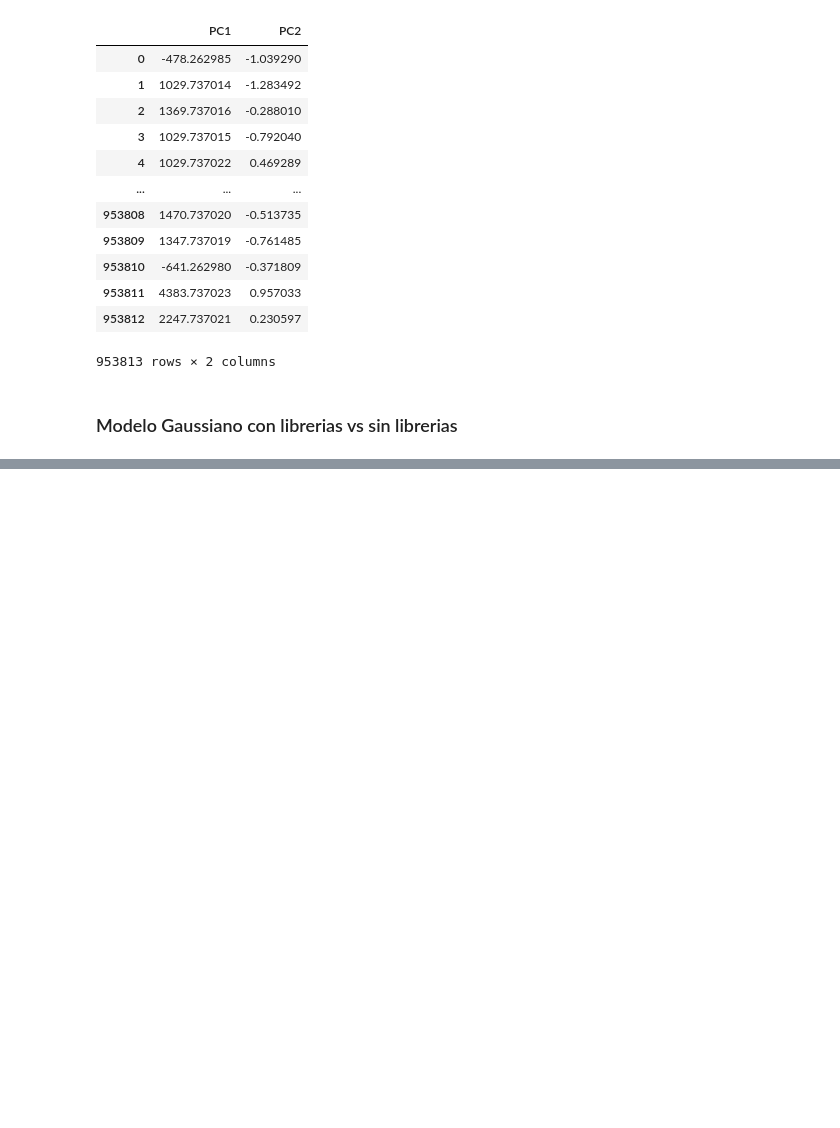
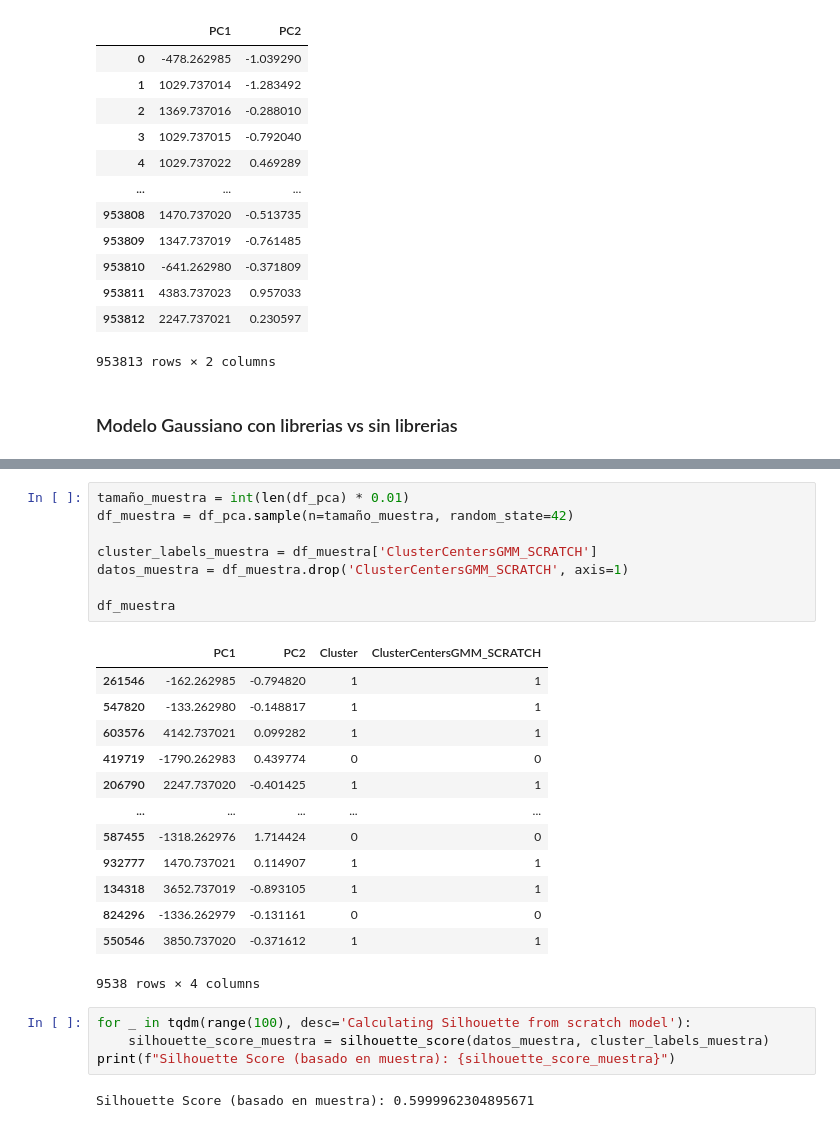
Before and after one commit to AndresQuinto5/IA_LAB4, a Jupyter notebook: Laboratorio4.ipynb, the cells around one changed output, grey strips where cells are left out. Saved outputs shown, nothing was run; the diff lists cells and outputs as text; blank space fills up the shorter version.

```diff
--- a/Laboratorio4.ipynb
+++ b/Laboratorio4.ipynb
@@ -861,0 +913,28 @@ plt.show()
+# %%
+tamaño_muestra = int(len(df_pca) * 0.01)
+df_muestra = df_pca.sample(n=tamaño_muestra, random_state=42)
+
+cluster_labels_muestra = df_muestra['ClusterCentersGMM_SCRATCH']
+datos_muestra = df_muestra.drop('ClusterCentersGMM_SCRATCH', axis=1)
+
+df_muestra
+# %% [output]
+|  | PC1 | PC2 | Cluster | ClusterCentersGMM_SCRATCH |
+| 261546 | -162.262985 | -0.794820 | 1 | 1 |
+| 547820 | -133.262980 | -0.148817 | 1 | 1 |
+| 603576 | 4142.737021 | 0.099282 | 1 | 1 |
+| 419719 | -1790.262983 | 0.439774 | 0 | 0 |
+| 206790 | 2247.737020 | -0.401425 | 1 | 1 |
+| ... | ... | ... | ... | ... |
+| 587455 | -1318.262976 | 1.714424 | 0 | 0 |
+| 932777 | 1470.737021 | 0.114907 | 1 | 1 |
+| 134318 | 3652.737019 | -0.893105 | 1 | 1 |
+| 824296 | -1336.262979 | -0.131161 | 0 | 0 |
+| 550546 | 3850.737020 | -0.371612 | 1 | 1 |
+9538 rows × 4 columns
+# %%
+for _ in tqdm(range(100), desc='Calculating Silhouette from scratch model'):
+    silhouette_score_muestra = silhouette_score(datos_muestra, cluster_labels_muestra)
+print(f"Silhouette Score (basado en muestra): {silhouette_score_muestra}")
+# %% [output]
+Silhouette Score (basado en muestra): 0.5999962304895671
```
Also changed, not shown: parts of 10 cells of this notebook.
